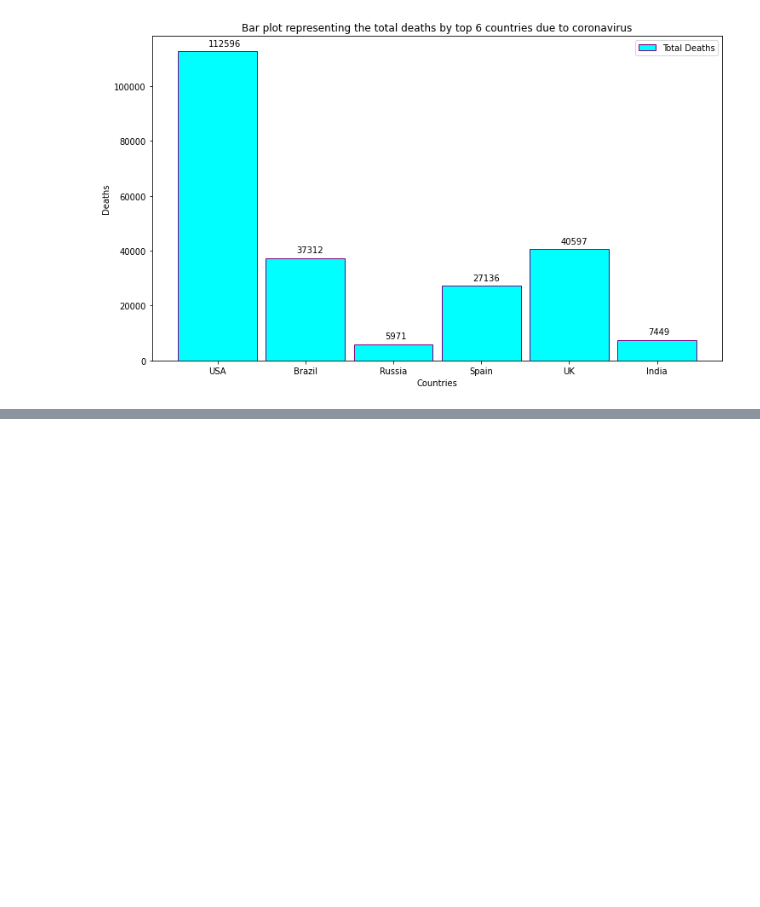
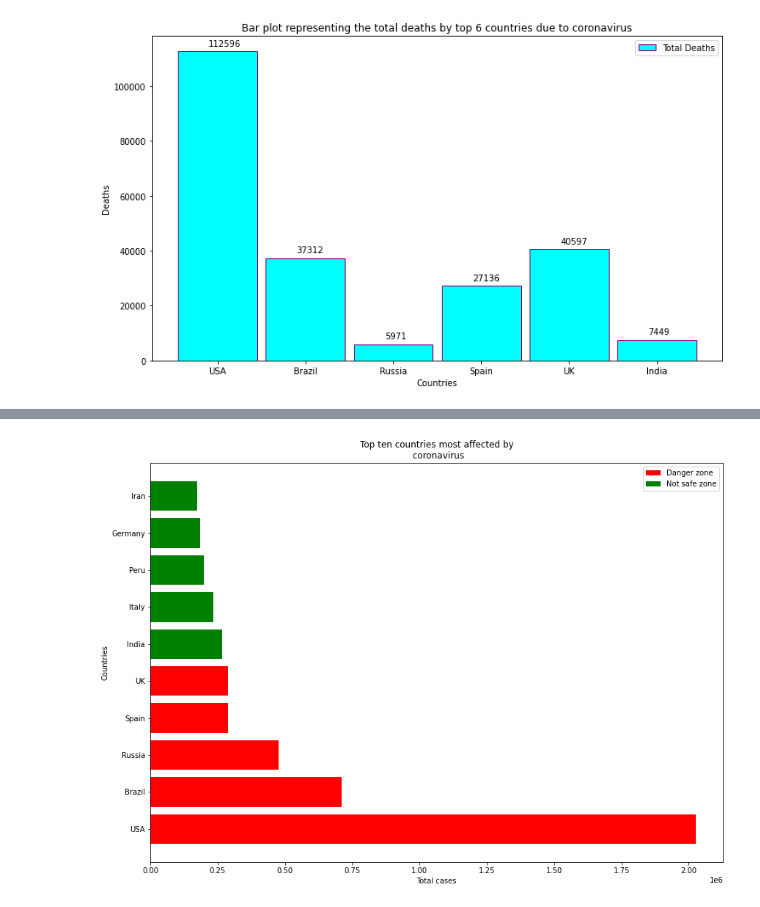
Before and after one commit to MayuVegeta/MSc-Part-1-503-FDS, a Jupyter notebook: Graph.ipynb, the cells around one changed output, grey strips where cells are left out. Drawn from its saved outputs; the diff is of its cells as text; code cells hidden in the pictures; blank space fills up the shorter version.

```diff
--- a/Graph.ipynb
+++ b/Graph.ipynb
@@ -217,0 +223,12 @@ plt.savefig('1BarPlot.png')
+# %%
+import matplotlib.pyplot as plt
+plt.figure(figsize=[14,10])
+plt.barh(['USA','Brazil','Russia','Spain','UK'],[2026493,710887,476658,288797,287399],label = "Danger zone", color = 'r')
+plt.barh(['India','Italy','Peru','Germany','Iran'],[265928,235278,199696,186205,173832], label = "Not safe zone", color = 'g')
+plt.legend()
+plt.xlabel('Total cases')
+plt.ylabel('Countries')
+plt.title('Top ten countries most affected by\n coronavirus')
+plt.savefig('2Barplot.png')
+# %% [output]
+[figure, added]
```
Also changed, not shown: parts of 3 cells of this notebook.
